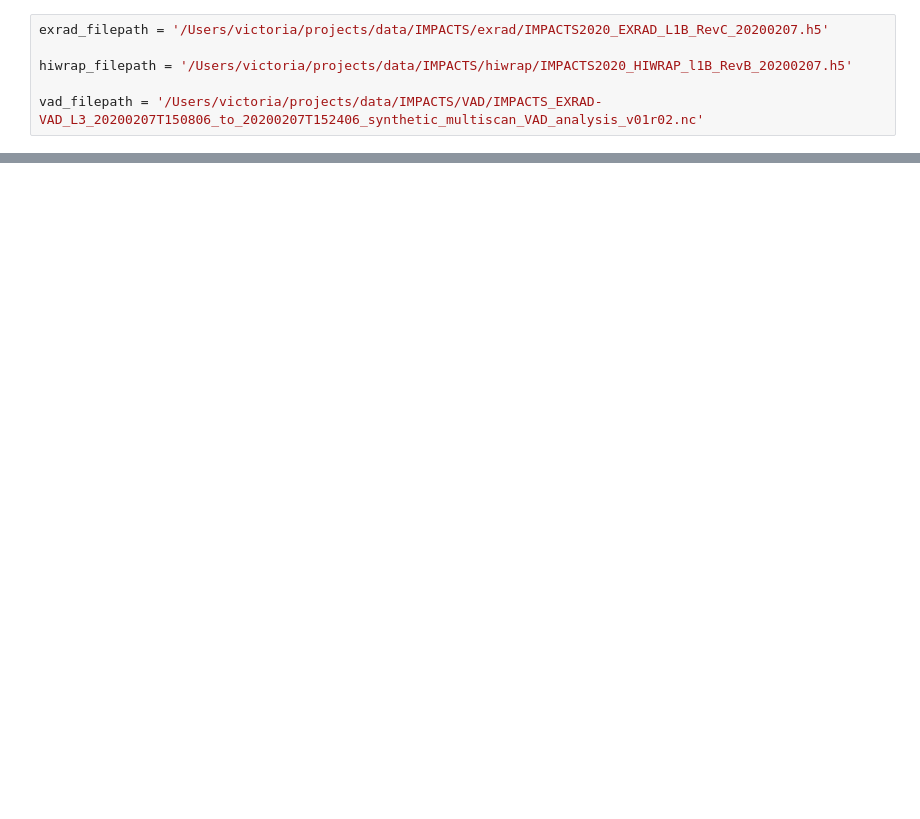
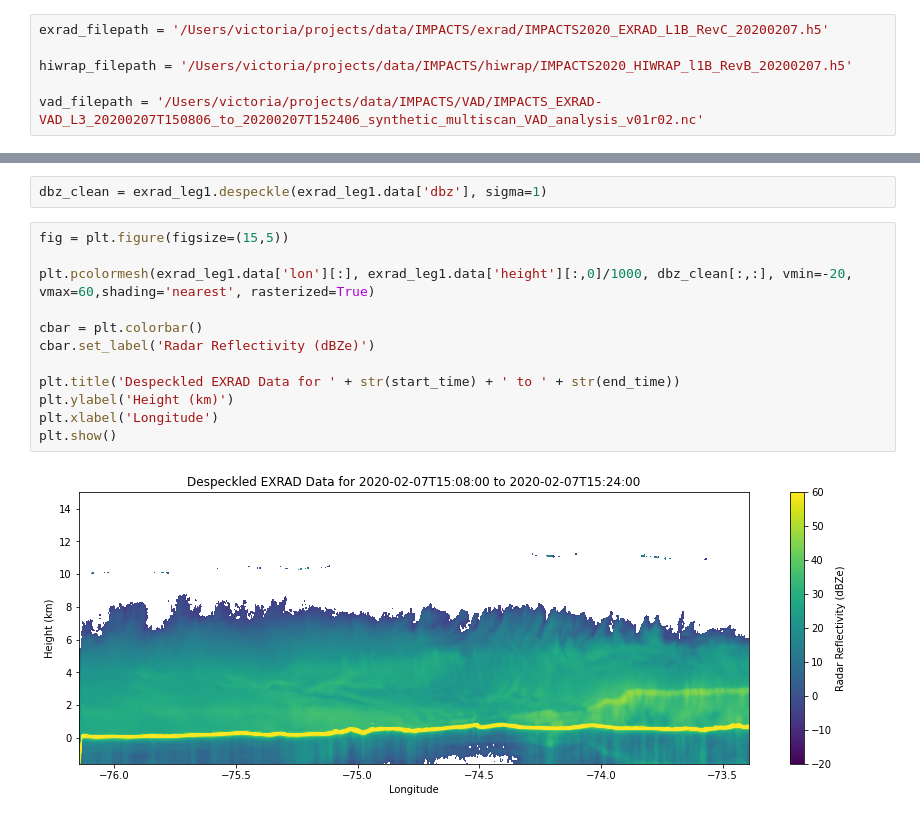
Before and after one commit to torimcd/impacts_tools, a Jupyter notebook: docs/source/notebooks/plot_radar_xsections.ipynb, the cells around one changed output, grey strips where cells are left out. Drawn from its saved outputs; the diff is of its cells as text; blank space fills up the shorter version.

```diff
--- a/docs/source/notebooks/plot_radar_xsections.ipynb
+++ b/docs/source/notebooks/plot_radar_xsections.ipynb
@@ -55,0 +95,16 @@ plt.show()
+# %%
+dbz_clean = exrad_leg1.despeckle(exrad_leg1.data['dbz'], sigma=1)
+# %%
+fig = plt.figure(figsize=(15,5))
+
+plt.pcolormesh(exrad_leg1.data['lon'][:], exrad_leg1.data['height'][:,0]/1000, dbz_clean[:,:], vmin=-20, vmax=60,shading='nearest', rasterized=True)
+
+cbar = plt.colorbar()
+cbar.set_label('Radar Reflectivity (dBZe)')
+
+plt.title('Despeckled EXRAD Data for ' + str(start_time) + ' to ' + str(end_time))
+plt.ylabel('Height (km)')
+plt.xlabel('Longitude')
+plt.show()
+# %% [output]
+[figure, added]
```
Also changed, not shown: parts of 22 cells of this notebook, 19 other files.
